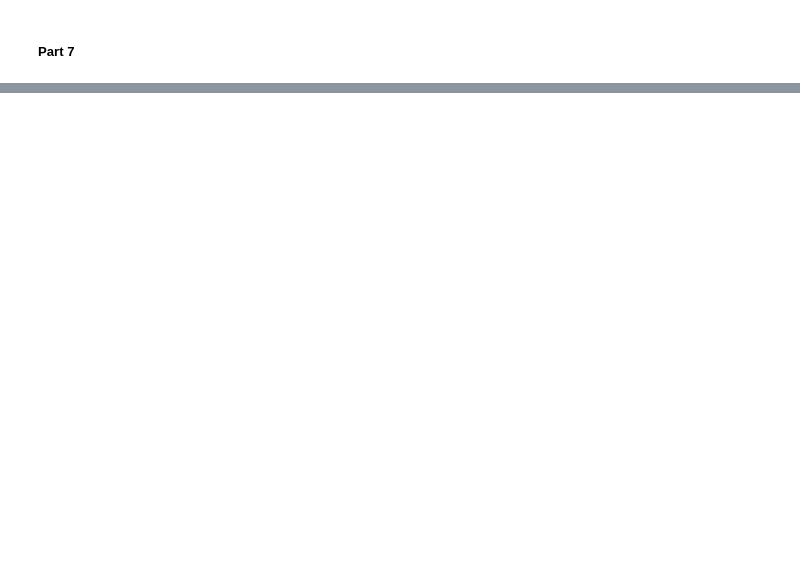
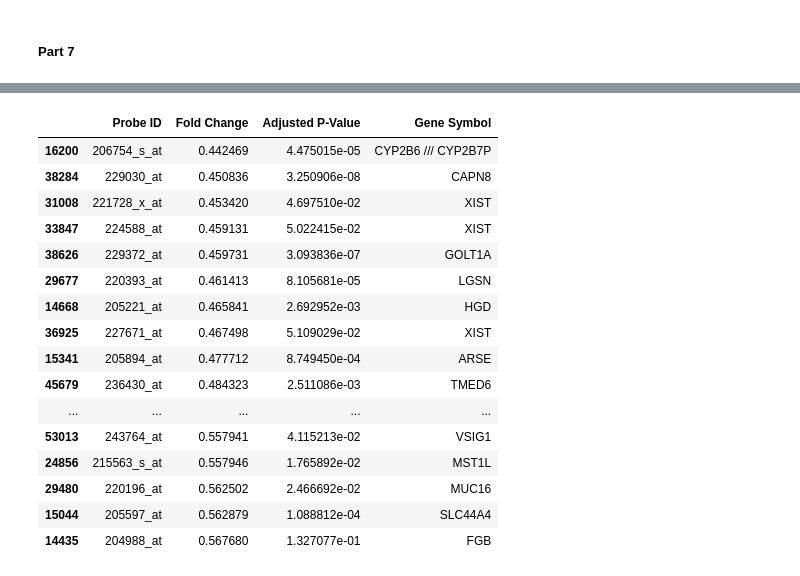
Before and after one commit to anniejs02/BIOINF-575-Project, a Jupyter notebook: Bioinf_575_Cancer_Subtypes.ipynb, the cells around one changed output, grey strips where cells are left out. Saved outputs shown, nothing was run; the diff lists cells and outputs as text; code cells hidden in the pictures; blank space fills up the shorter version.

```diff
--- a/Bioinf_575_Cancer_Subtypes.ipynb
+++ b/Bioinf_575_Cancer_Subtypes.ipynb
@@ -294,0 +385,20 @@ GSM258556            14.202961
+# %%
+Low_express50
+# %% [output]
+|  | Probe ID | Fold Change | Adjusted P-Value | Gene Symbol |
+| 16200 | 206754_s_at | 0.442469 | 4.475015e-05 | CYP2B6 /// CYP2B7P |
+| 38284 | 229030_at | 0.450836 | 3.250906e-08 | CAPN8 |
+| 31008 | 221728_x_at | 0.453420 | 4.697510e-02 | XIST |
+| 33847 | 224588_at | 0.459131 | 5.022415e-02 | XIST |
+| 38626 | 229372_at | 0.459731 | 3.093836e-07 | GOLT1A |
+| 29677 | 220393_at | 0.461413 | 8.105681e-05 | LGSN |
+| 14668 | 205221_at | 0.465841 | 2.692952e-03 | HGD |
+| 36925 | 227671_at | 0.467498 | 5.109029e-02 | XIST |
+| 15341 | 205894_at | 0.477712 | 8.749450e-04 | ARSE |
+| 45679 | 236430_at | 0.484323 | 2.511086e-03 | TMED6 |
+| ... | ... | ... | ... | ... |
+| 53013 | 243764_at | 0.557941 | 4.115213e-02 | VSIG1 |
+| 24856 | 215563_s_at | 0.557946 | 1.765892e-02 | MST1L |
+| 29480 | 220196_at | 0.562502 | 2.466692e-02 | MUC16 |
+| 15044 | 205597_at | 0.562879 | 1.088812e-04 | SLC44A4 |
+| 14435 | 204988_at | 0.567680 | 1.327077e-01 | FGB |
```
Also changed, not shown: parts of 13 cells of this notebook.
